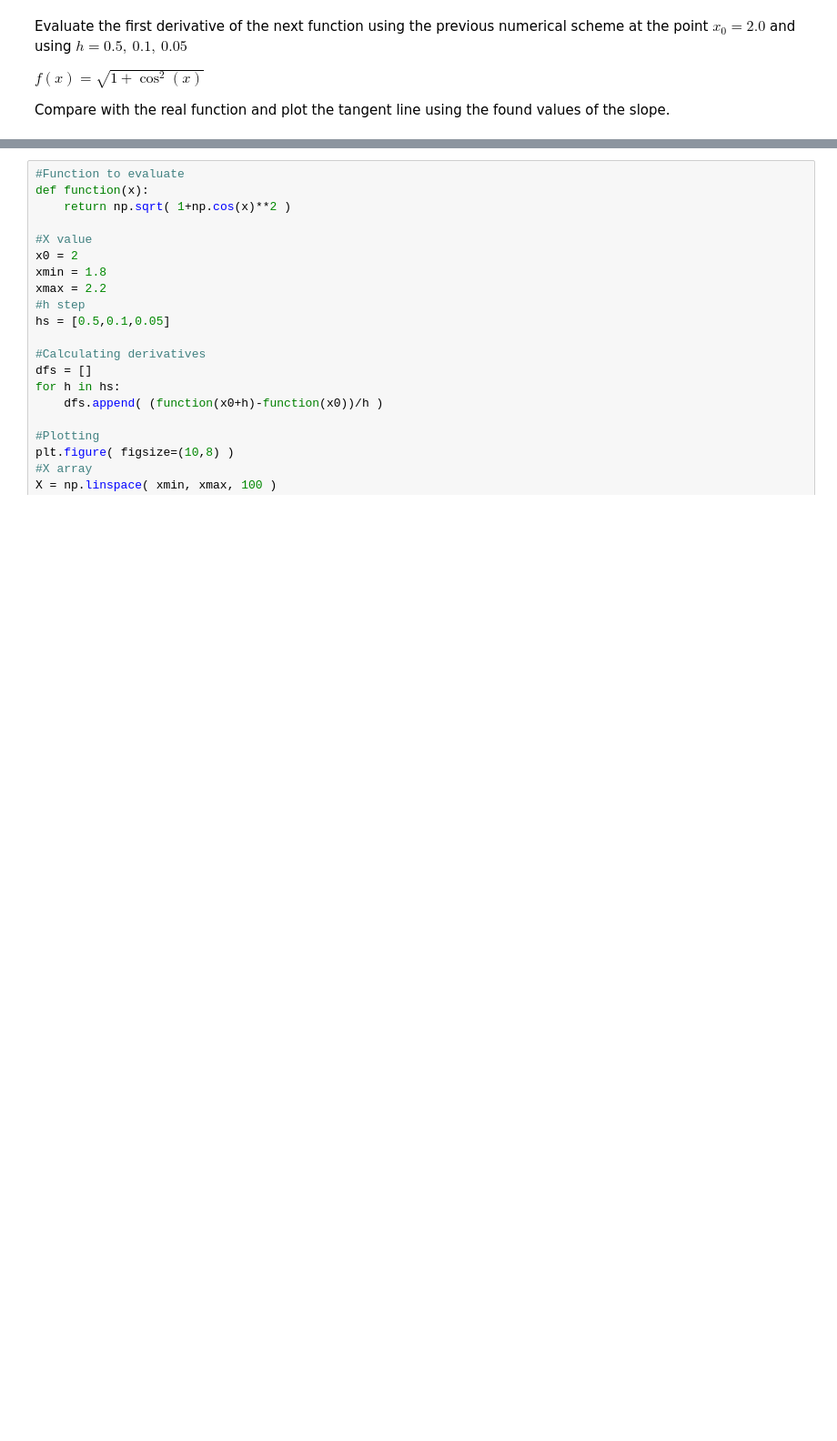
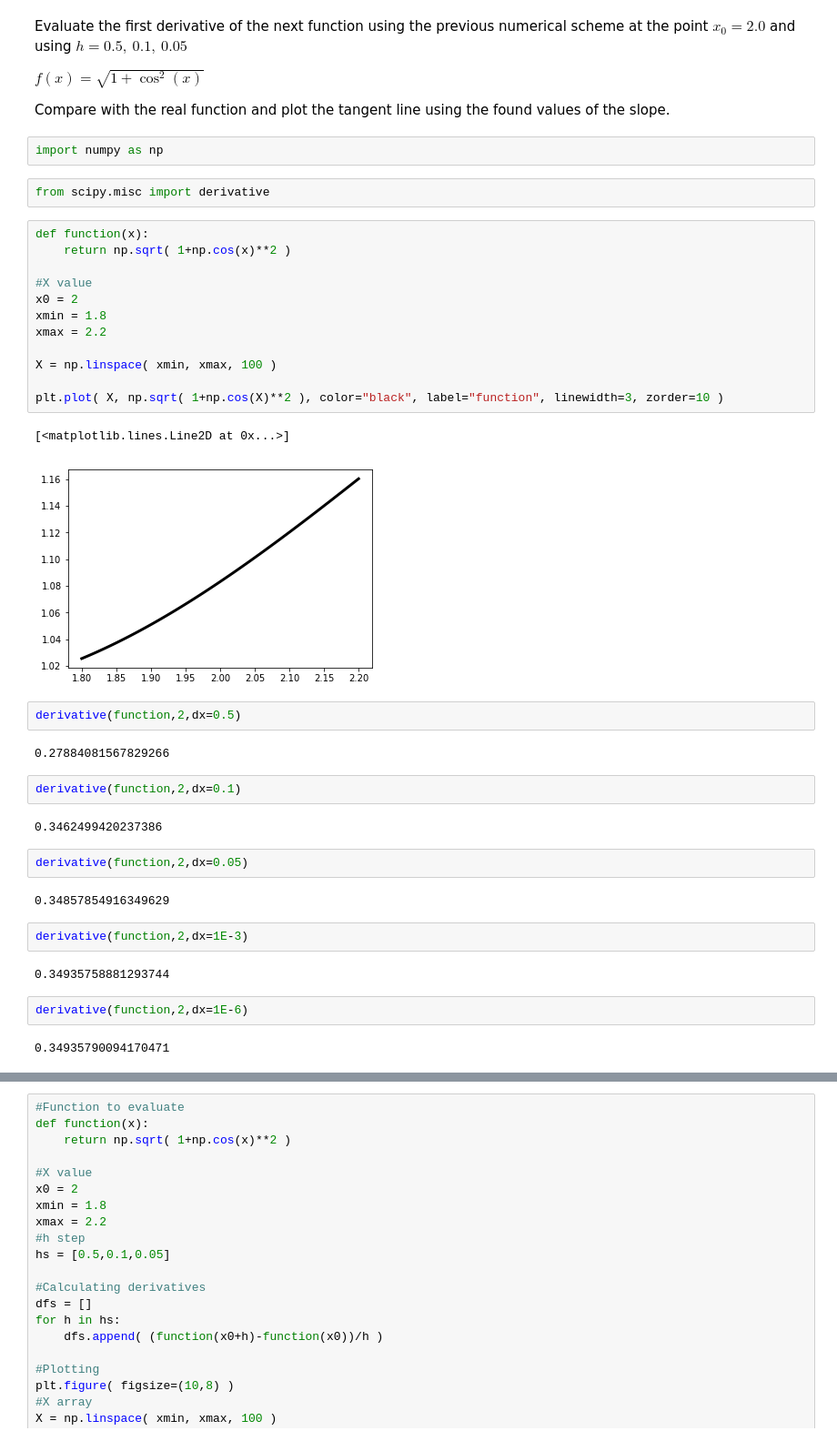
Before and after one commit to sbustamante/ComputationalMethods, a Jupyter notebook: material/numerical-calculus.ipynb, the cells around one changed output, grey strips where cells are left out. Shown at 91% size. Saved outputs shown, nothing was run; the diff lists cells and outputs as text; blank space fills up the shorter version.

Commit message:
Derivative

```diff
--- a/material/numerical-calculus.ipynb
+++ b/material/numerical-calculus.ipynb
@@ -60,3 +58,42 @@ Evaluate the first derivative of the next function using the previous numerical
 $f(x) = \sqrt{1+\cos^2(x)}$
 
 Compare with the real function and plot the tangent line using the found values of the slope.
+# %%
+import numpy as np
+# %%
+from scipy.misc import derivative
+# %%
+def function(x):
+    return np.sqrt( 1+np.cos(x)**2 )
+
+#X value
+x0 = 2
+xmin = 1.8
+xmax = 2.2
+
+X = np.linspace( xmin, xmax, 100 )
+
+plt.plot( X, np.sqrt( 1+np.cos(X)**2 ), color="black", label="function", linewidth=3, zorder=10 )
+# %% [output]
+[<matplotlib.lines.Line2D at 0x...>]
+[figure, added]
+# %%
+derivative(function,2,dx=0.5)
+# %% [output]
+0.27884081567829266
+# %%
+derivative(function,2,dx=0.1)
+# %% [output]
+0.3462499420237386
+# %%
+derivative(function,2,dx=0.05)
+# %% [output]
+0.34857854916349629
+# %%
+derivative(function,2,dx=1E-3)
+# %% [output]
+0.34935758881293744
+# %%
+derivative(function,2,dx=1E-6)
+# %% [output]
+0.34935790094170471
```
Also changed, not shown: parts of 7 cells of this notebook.
